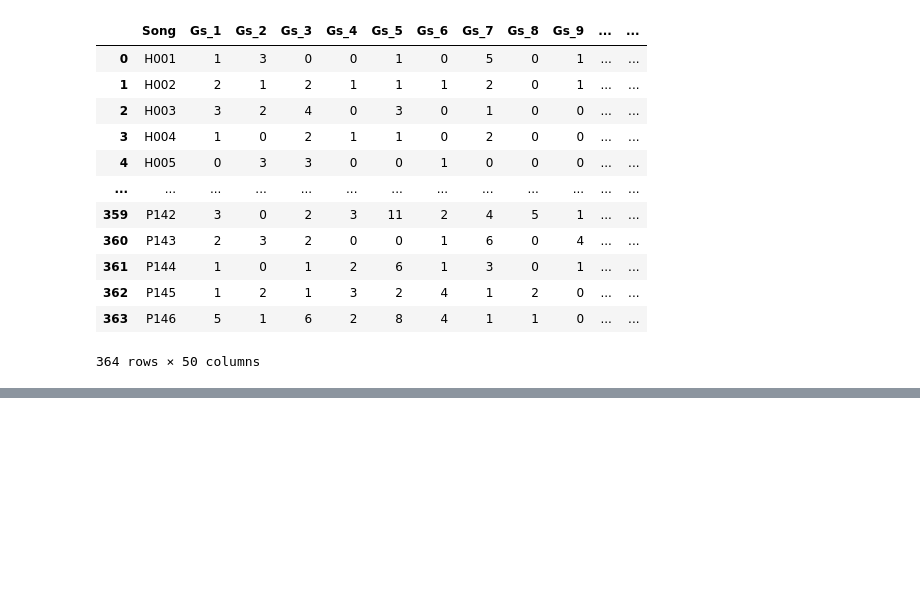
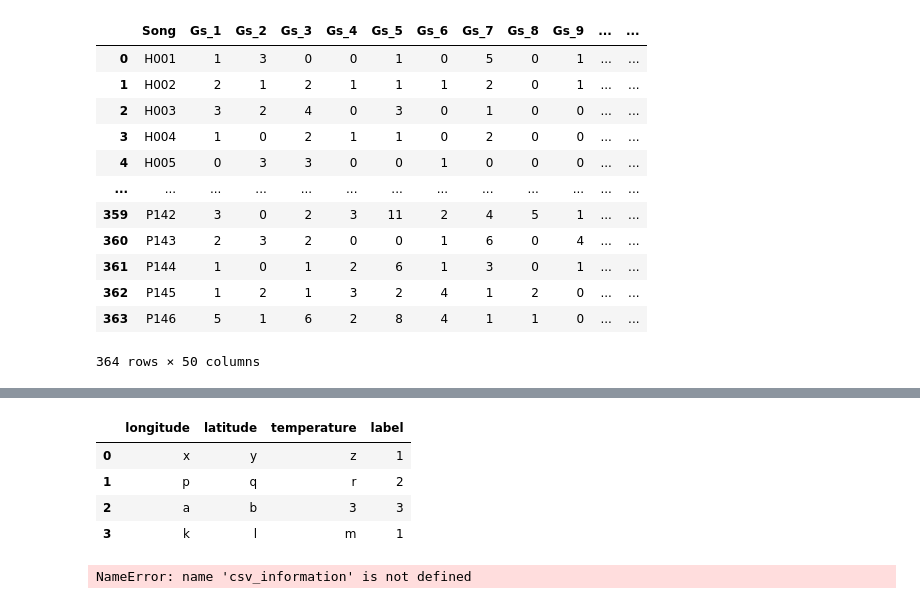
Before and after one commit to JPNMint/automatic_music_mood_tagging, a Jupyter notebook: mood_tagger_master_thesis_V2/meeting.ipynb, the cells around one changed output, grey strips where cells are left out. Drawn from its saved outputs; the diff is of its cells as text; code cells hidden in the pictures; blank space fills up the shorter version.

```diff
--- a/mood_tagger_master_thesis_V2/meeting.ipynb
+++ b/mood_tagger_master_thesis_V2/meeting.ipynb
@@ -180,0 +217,39 @@ pd.read_csv('/home/ykinoshita/humrec_mood_tagger/mood_tagger_master_thesis_V2/da
+# %%
+
+new_label = 3,2
+
+df[["label","temperature"]] = df[["label","temperature"]].mask(
+    (df["longitude"] == "a") & (df["latitude"] == "b") ,
+    new_label,
+)
+
+df
+# %% [output]
+|  | longitude | latitude | temperature | label |
+| 0 | x | y | z | 1 |
+| 1 | p | q | r | 2 |
+| 2 | a | b | 3 | 3 |
+| 3 | k | l | m | 1 |
+# %%
+import pandas as pd
+
+# Sample DataFrame
+data = {
+    'A': [10, 20, 30, 40],
+    'B': [15, 25, 35, 45],
+    'C': [12, 22, 32, 42]
+}
+
+df = pd.DataFrame(data)
+
+# Criteria for replacement
+criteria_values = {'A': 30, 'B': 35}
+csv_information['Model']
+mask = (csv_file['Model'] == csv_information['Model']) & (csv_file['labels'] == csv_information['labels']) & (csv_file['lr'] == csv_information['lr'])
+
+csv_file.loc[mask] = csv_information.values()
+
+print("DataFrame after replacement:")
+print(df)
+# %% [output]
+NameError: name 'csv_information' is not defined
```
Also changed, not shown: parts of 16 cells of this notebook, 10 other files.
